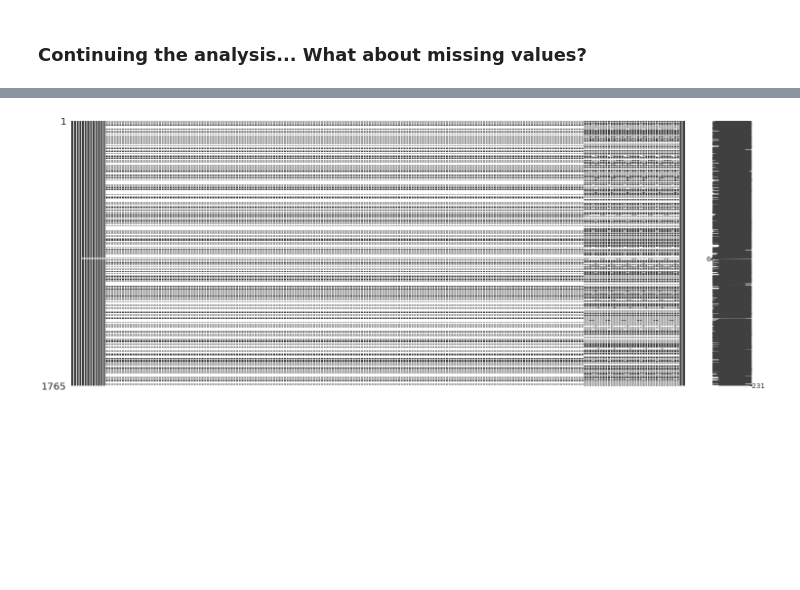
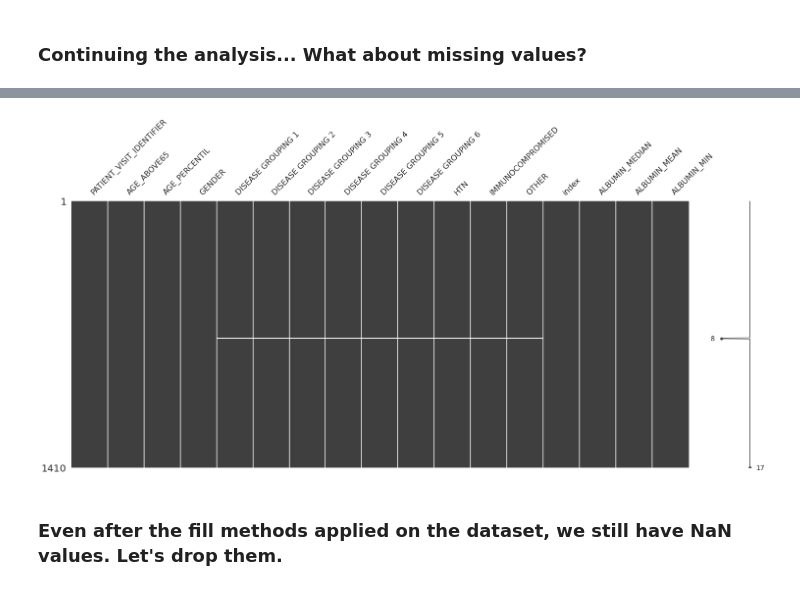
Before and after one commit to gabrielatrindade/alura-bootcamp, a Jupyter notebook: module6/project/Sirio-Libanes_kaggle_Final_Project.ipynb, the cells around one changed output, grey strips where cells are left out. Saved outputs shown, nothing was run; the diff lists cells and outputs as text; code cells hidden in the pictures; blank space fills up the shorter version.

```diff
--- a/module6/project/Sirio-Libanes_kaggle_Final_Project.ipynb
+++ b/module6/project/Sirio-Libanes_kaggle_Final_Project.ipynb
@@ -98,6 +98,7 @@ patients = pd.read_excel(zipfile.open(file_name).read())
 # 3. Functions used
 # %%
 def create_freq_table(df: pd.DataFrame, variable: str) -> pd.DataFrame:
+
     value_count_variable = df[variable].value_counts()
 
     value_count_variable_normalized = \
@@ -113,10 +114,31 @@ def ICU_clean(rows):
 
     # check if that patient went to UCI, if yes
     if(np.any(rows['ICU'])):
-        # attribute 1 for ICU in the row which the window is 0-2
-        rows['ICU'] = 1
+        # attribute 1 for ICU_x in all the rows
+        rows['ICU_x'] = 1
+    else:
+        rows['ICU_x'] = 0
 
     return rows
+
+def fill_continuous_vars(df: pd.DataFrame):
+
+    continuous_features_cols = df.iloc[:, 13:-2].columns
+
+    filled_continuous_features = (df.groupby('PATIENT_VISIT_IDENTIFIER')
+                                      [continuous_features_cols]
+                                      .fillna(method='bfill')
+                                      .fillna(method='ffill')
+                                      .reset_index())
+
+    categorical_features = df.iloc[:, :13].reset_index(drop=True)
+
+    output = df.iloc[:, -2:].reset_index(drop=True)
+
+    return pd.concat([categorical_features,
+                      filled_continuous_features,
+                      output],
+                     axis=1)
 
 
 # Visualization
@@ -128,6 +150,7 @@ def add_labels_to_bars(ax, series: pd.Series, distance_bar: float):
 
     i=0
     for p in ax.patches:
+
         try:
             value = series.iloc[i]
             height = p.get_height() + distance_bar
@@ -309,6 +337,15 @@ patients_cleaned = patients_cleaned \
                     .apply(ICU_clean)
 
 # patients_cleaned
+# %%
+# remove all the lines with ICU == 1, drop ICU column
+# and switch ICU_x as ICU target
+
+patients_cleaned = patients_cleaned[patients_cleaned.ICU != 1].copy()
+
+patients_cleaned.drop('ICU', axis=1, inplace=True)
+
+patients_cleaned.rename(columns={'ICU_x': 'ICU'}, inplace=True)
 # %%
 #plt.figure(figsize=(9,6))
 
@@ -354,0 +459,2 @@ array([   0,    0,    0,    0,    5,    5,    5,    5,    5,    5,    5,
+# %%
+patients_cleaned_filled = fill_continuous_vars(patients_cleaned)
@@ -355,4 +475,6 @@ array([   0,    0,    0,    0,    5,    5,    5,    5,    5,    5,    5,
 # %%
-msno.matrix(patients_cleaned);
+msno.matrix(patients_cleaned_filled.iloc[:, :17]);
 # %% [output]
-[figure, old version]
+[figure, new version]
+# %% [markdown]
+### Even after the fill methods applied on the dataset, we still have NaN values. Let's drop them.
```
Also changed, not shown: parts of 14 cells of this notebook.
